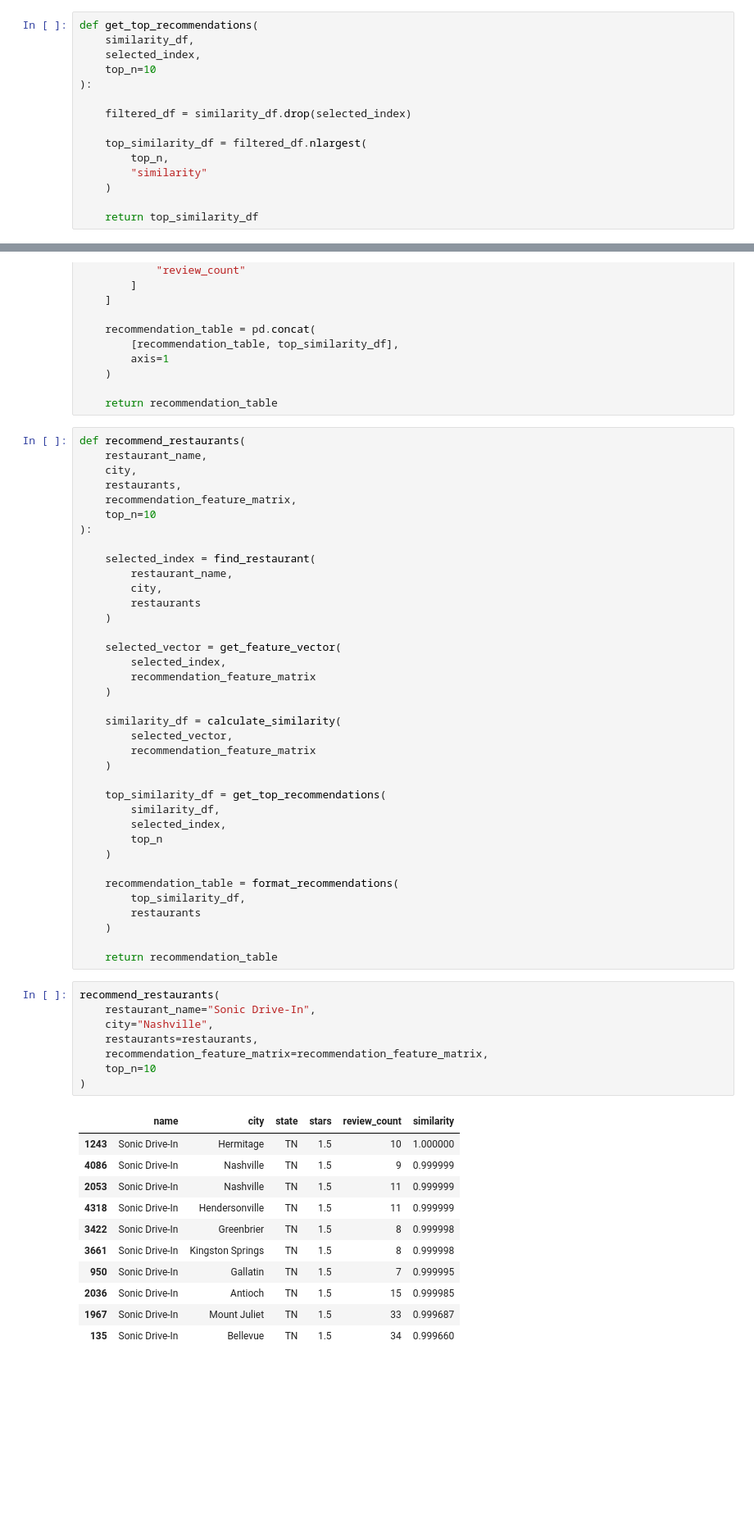
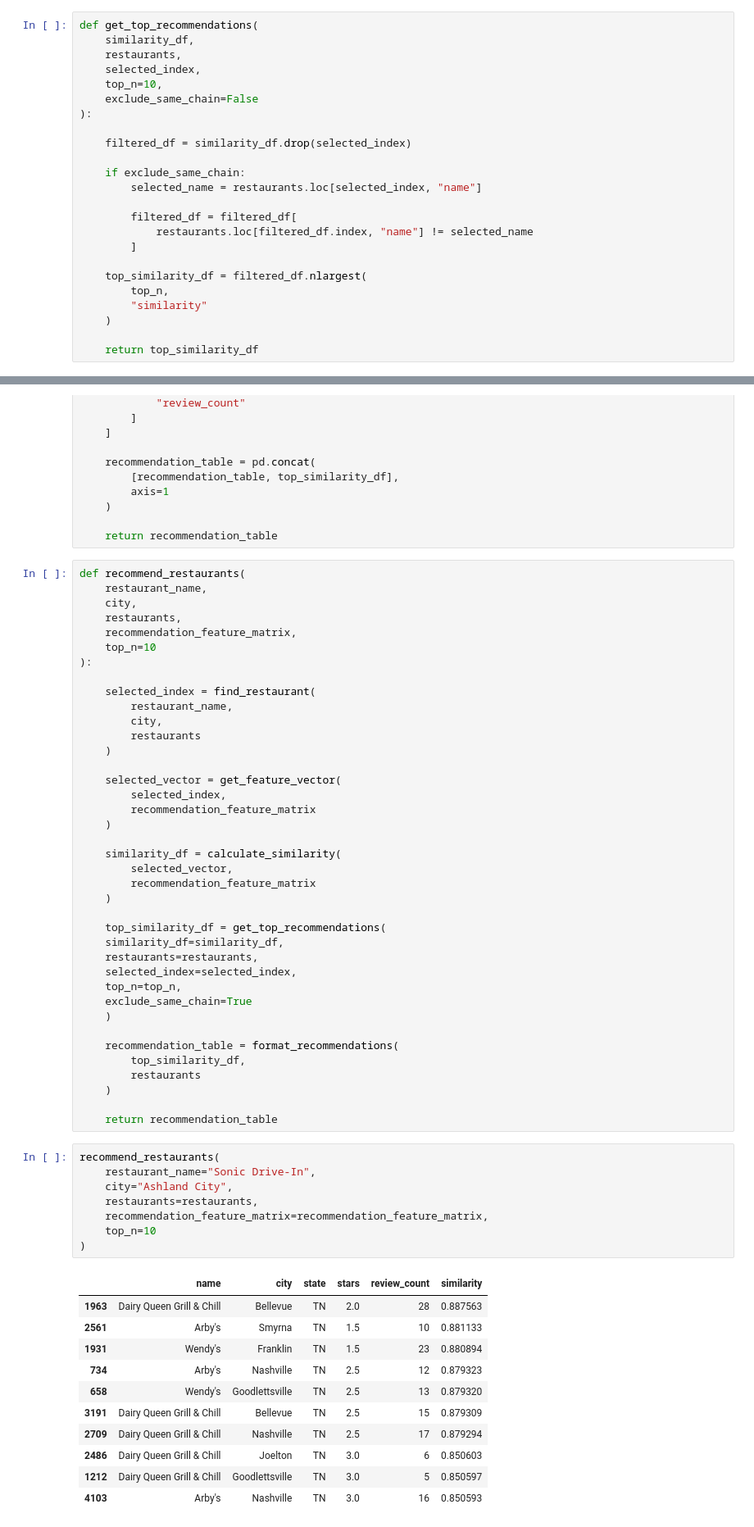
Before and after one commit to egaverilla-thestudent/Restaurant-Recommendation-System-Redux, a Jupyter notebook: experiments/exp_003_geo_filtering.ipynb, the cells around one changed output, grey strips where cells are left out. Shown at 82% size. Cells and saved outputs as stored; diff of their text form; blank space fills up the shorter version.

Commit message:
added restaurant filter

```diff
--- a/experiments/exp_003_geo_filtering.ipynb
+++ b/experiments/exp_003_geo_filtering.ipynb
@@ -326,11 +320,20 @@ def calculate_similarity(
 # %%
 def get_top_recommendations(
     similarity_df,
+    restaurants,
     selected_index,
-    top_n=10
+    top_n=10,
+    exclude_same_chain=False
 ):
 
     filtered_df = similarity_df.drop(selected_index)
+
+    if exclude_same_chain:
+        selected_name = restaurants.loc[selected_index, "name"]
+
+        filtered_df = filtered_df[
+            restaurants.loc[filtered_df.index, "name"] != selected_name
+        ]
 
     top_similarity_df = filtered_df.nlargest(
         top_n,
@@ -390,9 +393,11 @@ def recommend_restaurants(
     )
 
     top_similarity_df = get_top_recommendations(
-        similarity_df,
-        selected_index,
-        top_n
+    similarity_df=similarity_df,
+    restaurants=restaurants,
+    selected_index=selected_index,
+    top_n=top_n,
+    exclude_same_chain=True
     )
 
     recommendation_table = format_recommendations(
@@ -404,20 +409,20 @@ def recommend_restaurants(
 # %%
 recommend_restaurants(
     restaurant_name="Sonic Drive-In",
-    city="Nashville",
+    city="Ashland City",
     restaurants=restaurants,
     recommendation_feature_matrix=recommendation_feature_matrix,
     top_n=10
 )
 # %% [output]
 |  | name | city | state | stars | review_count | similarity |
-| 1243 | Sonic Drive-In | Hermitage | TN | 1.5 | 10 | 1.000000 |
-| 4086 | Sonic Drive-In | Nashville | TN | 1.5 | 9 | 0.999999 |
-| 2053 | Sonic Drive-In | Nashville | TN | 1.5 | 11 | 0.999999 |
-| 4318 | Sonic Drive-In | Hendersonville | TN | 1.5 | 11 | 0.999999 |
-| 3422 | Sonic Drive-In | Greenbrier | TN | 1.5 | 8 | 0.999998 |
-| 3661 | Sonic Drive-In | Kingston Springs | TN | 1.5 | 8 | 0.999998 |
-| 950 | Sonic Drive-In | Gallatin | TN | 1.5 | 7 | 0.999995 |
-| 2036 | Sonic Drive-In | Antioch | TN | 1.5 | 15 | 0.999985 |
-| 1967 | Sonic Drive-In | Mount Juliet | TN | 1.5 | 33 | 0.999687 |
-| 135 | Sonic Drive-In | Bellevue | TN | 1.5 | 34 | 0.999660 |
+| 1963 | Dairy Queen Grill & Chill | Bellevue | TN | 2.0 | 28 | 0.887563 |
+| 2561 | Arby's | Smyrna | TN | 1.5 | 10 | 0.881133 |
+| 1931 | Wendy's | Franklin | TN | 1.5 | 23 | 0.880894 |
+| 734 | Arby's | Nashville | TN | 2.5 | 12 | 0.879323 |
+| 658 | Wendy's | Goodlettsville | TN | 2.5 | 13 | 0.879320 |
+| 3191 | Dairy Queen Grill & Chill | Bellevue | TN | 2.5 | 15 | 0.879309 |
+| 2709 | Dairy Queen Grill & Chill | Nashville | TN | 2.5 | 17 | 0.879294 |
+| 2486 | Dairy Queen Grill & Chill | Joelton | TN | 3.0 | 6 | 0.850603 |
+| 1212 | Dairy Queen Grill & Chill | Goodlettsville | TN | 3.0 | 5 | 0.850597 |
+| 4103 | Arby's | Nashville | TN | 3.0 | 16 | 0.850593 |
```
Also changed, not shown: parts of 1 cell of this notebook.
